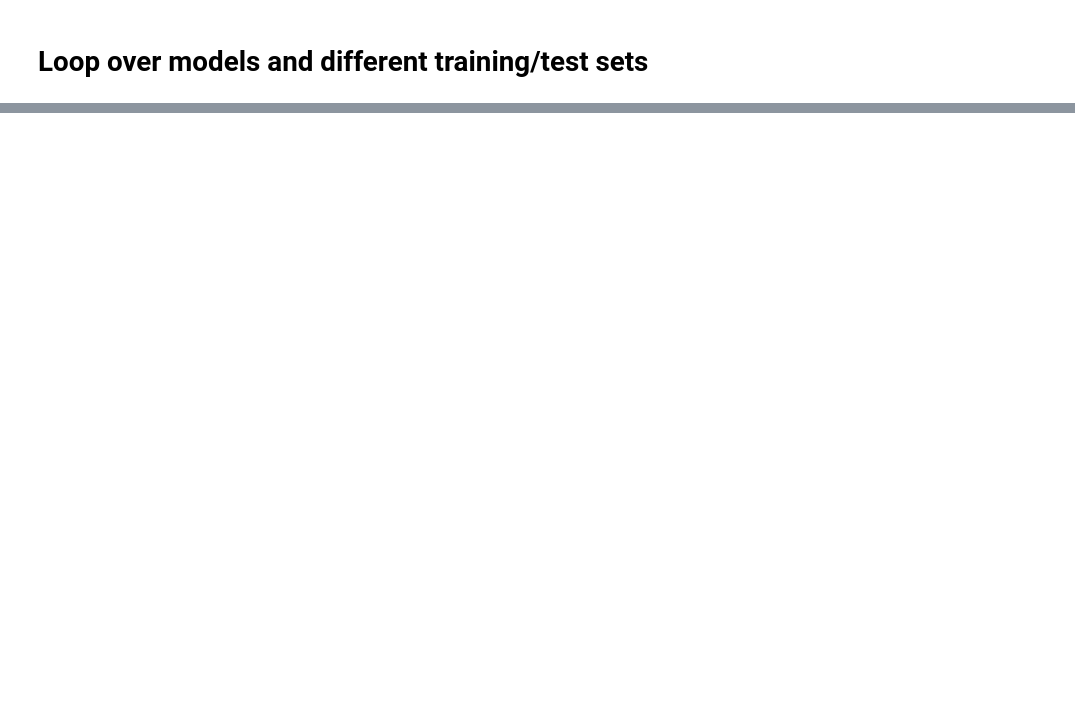
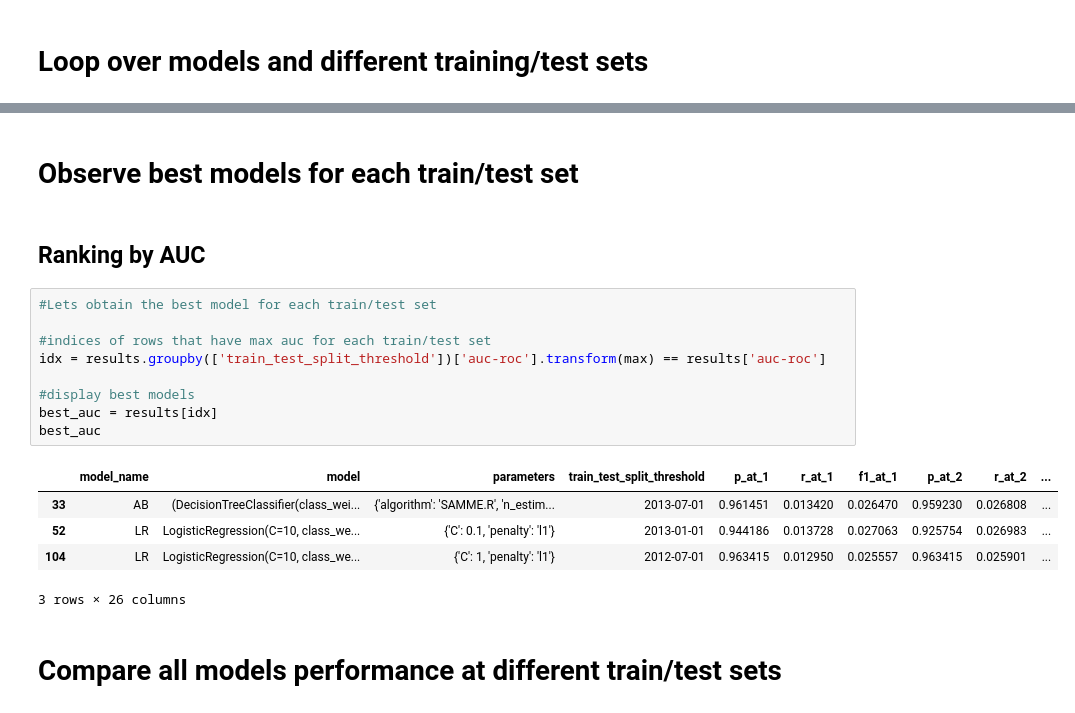
Before and after one commit to fhalamos/ML-pipeline, a Jupyter notebook: predict_donorschoose_60_days.ipynb, the cells around one changed output, grey strips where cells are left out. Saved outputs shown, nothing was run; the diff lists cells and outputs as text; blank space fills up the shorter version.

```diff
--- a/predict_donorschoose_60_days.ipynb
+++ b/predict_donorschoose_60_days.ipynb
@@ -144,0 +198,21 @@ results = pipeline.iterate_over_models_and_training_test_sets(models_to_run, mod
+# %% [markdown]
+# Observe best models for each train/test set
+# %% [markdown]
+## Ranking by AUC
+# %%
+#Lets obtain the best model for each train/test set
+
+#indices of rows that have max auc for each train/test set
+idx = results.groupby(['train_test_split_threshold'])['auc-roc'].transform(max) == results['auc-roc']
+
+#display best models
+best_auc = results[idx]
+best_auc
+# %% [output]
+|  | model_name | model | parameters | train_test_split_threshold | p_at_1 | r_at_1 | f1_at_1 | p_at_2 | r_at_2 | ... |
+| 33 | AB | (DecisionTreeClassifier(class_wei... | {'algorithm': 'SAMME.R', 'n_estim... | 2013-07-01 | 0.961451 | 0.013420 | 0.026470 | 0.959230 | 0.026808 | ... |
+| 52 | LR | LogisticRegression(C=10, class_we... | {'C': 0.1, 'penalty': 'l1'} | 2013-01-01 | 0.944186 | 0.013728 | 0.027063 | 0.925754 | 0.026983 | ... |
+| 104 | LR | LogisticRegression(C=10, class_we... | {'C': 1, 'penalty': 'l1'} | 2012-07-01 | 0.963415 | 0.012950 | 0.025557 | 0.963415 | 0.025901 | ... |
+3 rows × 26 columns
+# %% [markdown]
+# Compare all models performance at different train/test sets
```
Also changed, not shown: parts of 5 cells of this notebook, 16 other files.
